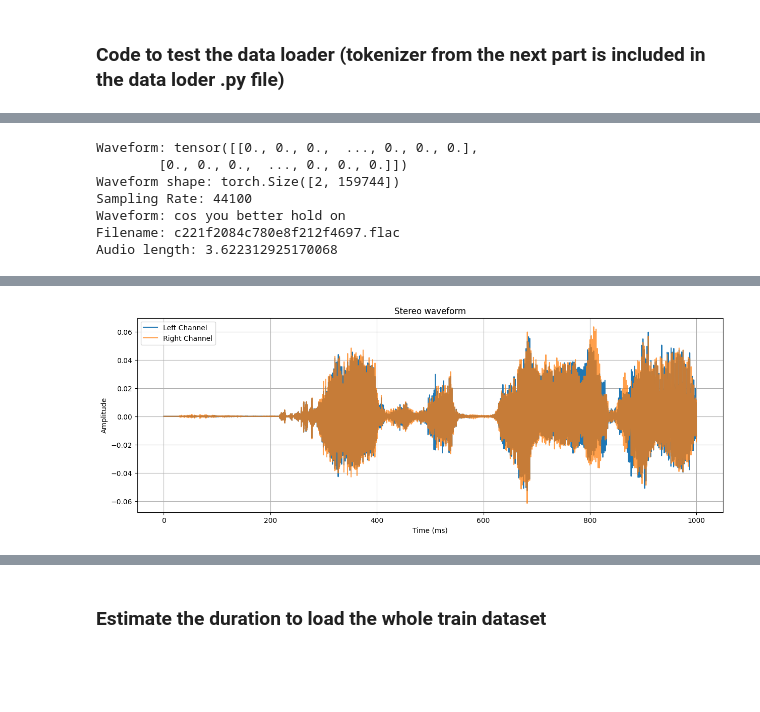
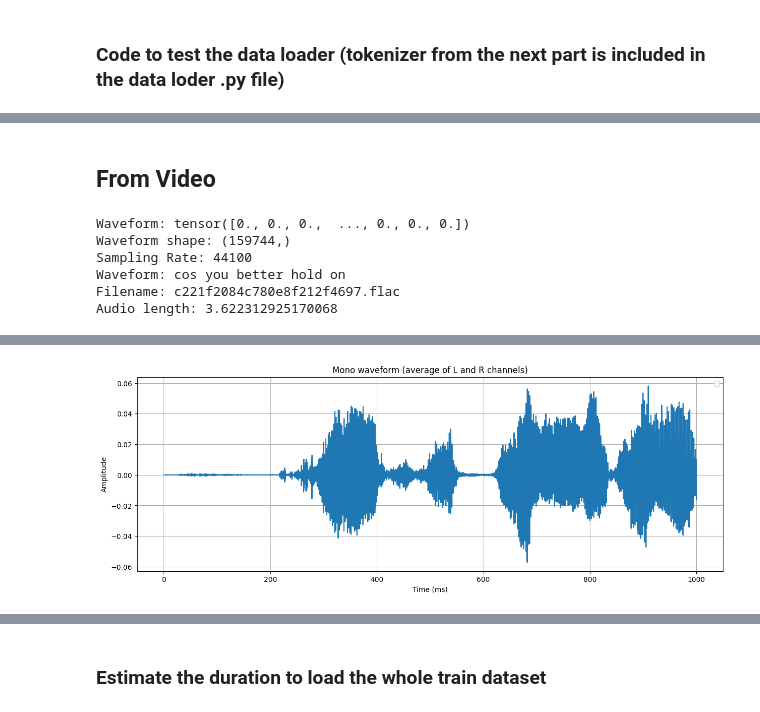
Before and after one commit to ReinerJasin/cadenza_2026_submission, a Jupyter notebook: project/speech-to-text.ipynb, the cells around one changed output, grey strips where cells are left out. Cells and saved outputs as stored; diff of their text form; code cells hidden in the pictures; blank space fills up the shorter version.

```diff
--- a/project/speech-to-text.ipynb
+++ b/project/speech-to-text.ipynb
@@ -70,12 +77,14 @@ torch.Size([2, 159744])
 }
 None
+# %% [markdown]
+## From Video
 # %%
 data = next(iter(dataset))
 
 # Print the waveform
-waveform = data["waveform"]
+waveform = data["waveform"].squeeze(0)
 print(f"Waveform: {waveform}")
-print(f"Waveform shape: {waveform.shape}")
+print(f"Waveform shape: {tuple(waveform.shape)}")
 
 # Print the sampling rate
 sr = data["sample_rate"]
@@ -89,12 +98,11 @@ filename = data["metadata"]["signal"]
 print(f"Filename: {filename}.flac")
 
 # Print the audio length
-length = waveform.shape[1] / sr
+length = waveform.size(0) / sr
 print(f"Audio length: {length}")
 # %% [output]
-Waveform: tensor([[0., 0., 0.,  ..., 0., 0., 0.],
-        [0., 0., 0.,  ..., 0., 0., 0.]])
-Waveform shape: torch.Size([2, 159744])
+Waveform: tensor([0., 0., 0.,  ..., 0., 0., 0.])
+Waveform shape: (159744,)
 Sampling Rate: 44100
 Waveform: cos you better hold on
 Filename: c221f2084c780e8f212f4697.flac
@@ -107,26 +115,26 @@ Audio(waveform, rate=sr)
 # %%
 import matplotlib.pyplot as plt
 import numpy as np
 
 start_ms = 0
 end_ms = 1000
 
 start_idx = int(start_ms * sr / 1000)
 end_idx = int(end_ms * sr / 1000)
 
-waveform_np = waveform[:, start_idx:end_idx].numpy()
+waveform_np = waveform[start_idx:end_idx].numpy()
 
 # Create time axis in miliseconds
-time_ms = np.arange(waveform_np.shape[1]) * (1000 / sr)
+time_ms = np.arange(waveform_np.shape[0]) * (1000 / sr)
 
 plt.figure(figsize=(15, 5))
-plt.plot(time_ms, waveform_np[0], label='Left Channel', alpha=1)
-plt.plot(time_ms, waveform_np[1], label='Right Channel', alpha=0.75)
+plt.plot(time_ms, waveform_np, alpha=1)
+# plt.plot(time_ms, waveform_np[1], label='Right Channel', alpha=0.75)
 plt.xlabel('Time (ms)')
 plt.ylabel('Amplitude')
-plt.title('Stereo waveform')
+plt.title('Mono waveform (average of L and R channels)')
 plt.legend()
 plt.grid()
 plt.show()
 # %% [output]
-[figure, old version]
+[figure, new version]
```
Also changed, not shown: parts of 9 cells of this notebook, 8 other files.
